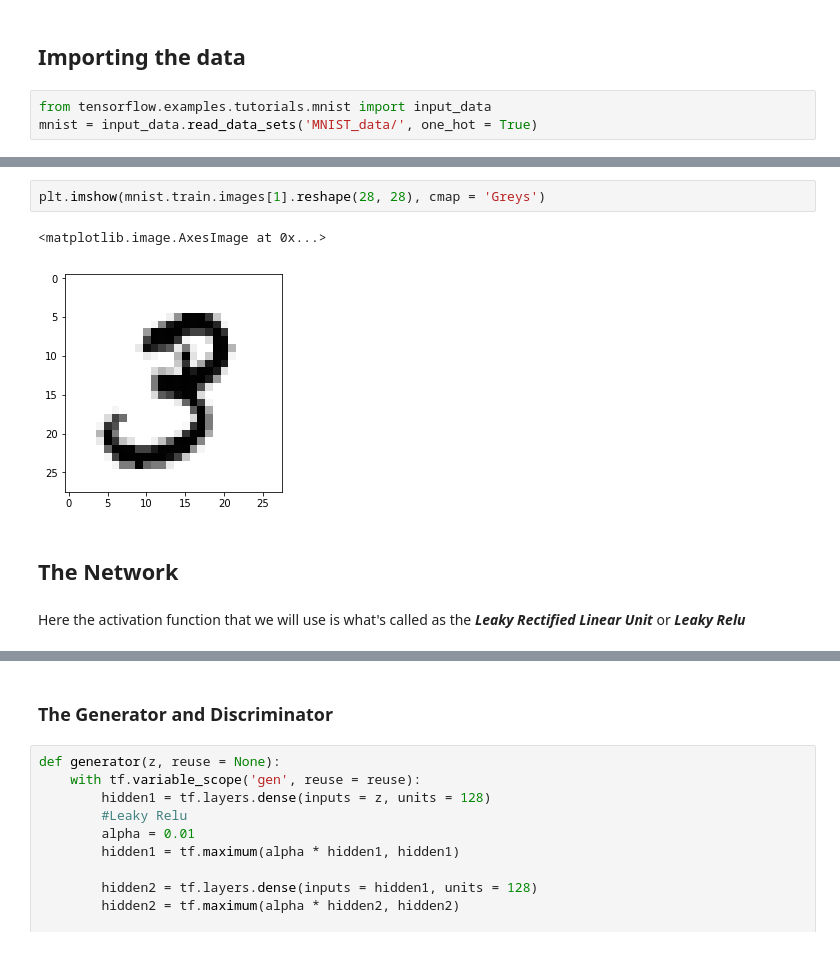
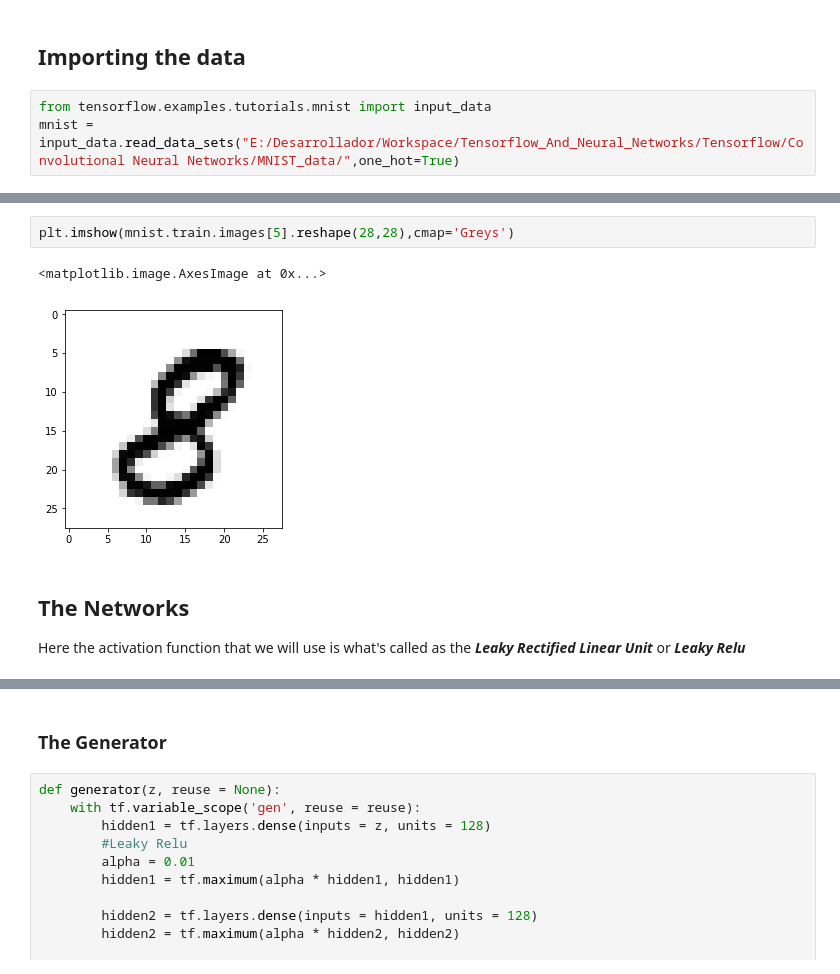
Before and after one commit to hashbanger/NeuralNetworks_And_Tensorflow, a Jupyter notebook: Tensorflow/Generative Adversarial Networks/tf_gan_mnist.ipynb, the cells around one changed output, grey strips where cells are left out. Saved outputs shown, nothing was run; the diff lists cells and outputs as text.

Commit message:
Ran the GAN model over mnist

```diff
--- a/Tensorflow/Generative Adversarial Networks/tf_gan_mnist.ipynb
+++ b/Tensorflow/Generative Adversarial Networks/tf_gan_mnist.ipynb
@@ -16,5 +13,5 @@ print(tf.__version__)
 ## Importing the data
 # %%
 from tensorflow.examples.tutorials.mnist import input_data
-mnist = input_data.read_data_sets('MNIST_data/', one_hot = True)
+mnist = input_data.read_data_sets("E:/Desarrollador/Workspace/Tensorflow_And_Neural_Networks/Tensorflow/Convolutional Neural Networks/MNIST_data/",one_hot=True)
 # %% [output]
@@ -25,11 +35,11 @@ Extracting MNIST_data/t10k-labels-idx1-ubyte.gz
 # %%
-plt.imshow(mnist.train.images[1].reshape(28, 28), cmap = 'Greys')
+plt.imshow(mnist.train.images[5].reshape(28,28),cmap='Greys')
 # %% [output]
 <matplotlib.image.AxesImage at 0x...>
-[figure, old version]
+[figure, new version]
-# %% [markdown]
-## The Network
 # %% [markdown]
+## The Networks
+
 Here the activation function that we will use is what's called as the ***Leaky Rectified Linear Unit*** or ***Leaky Relu***
 # %% [markdown]
 #### Leaky Relu
@@ -40,7 +50,7 @@ Both Leaky and Randomized ReLU functions are monotonic in nature. Also, their de
 
 ![img](leaky_relu.jpeg)
 # %% [markdown]
-### The Generator and Discriminator
+### The Generator
 # %%
 def generator(z, reuse = None):
     with tf.variable_scope('gen', reuse = reuse):
```
Also changed, not shown: parts of 27 cells of this notebook, 4 other files.
